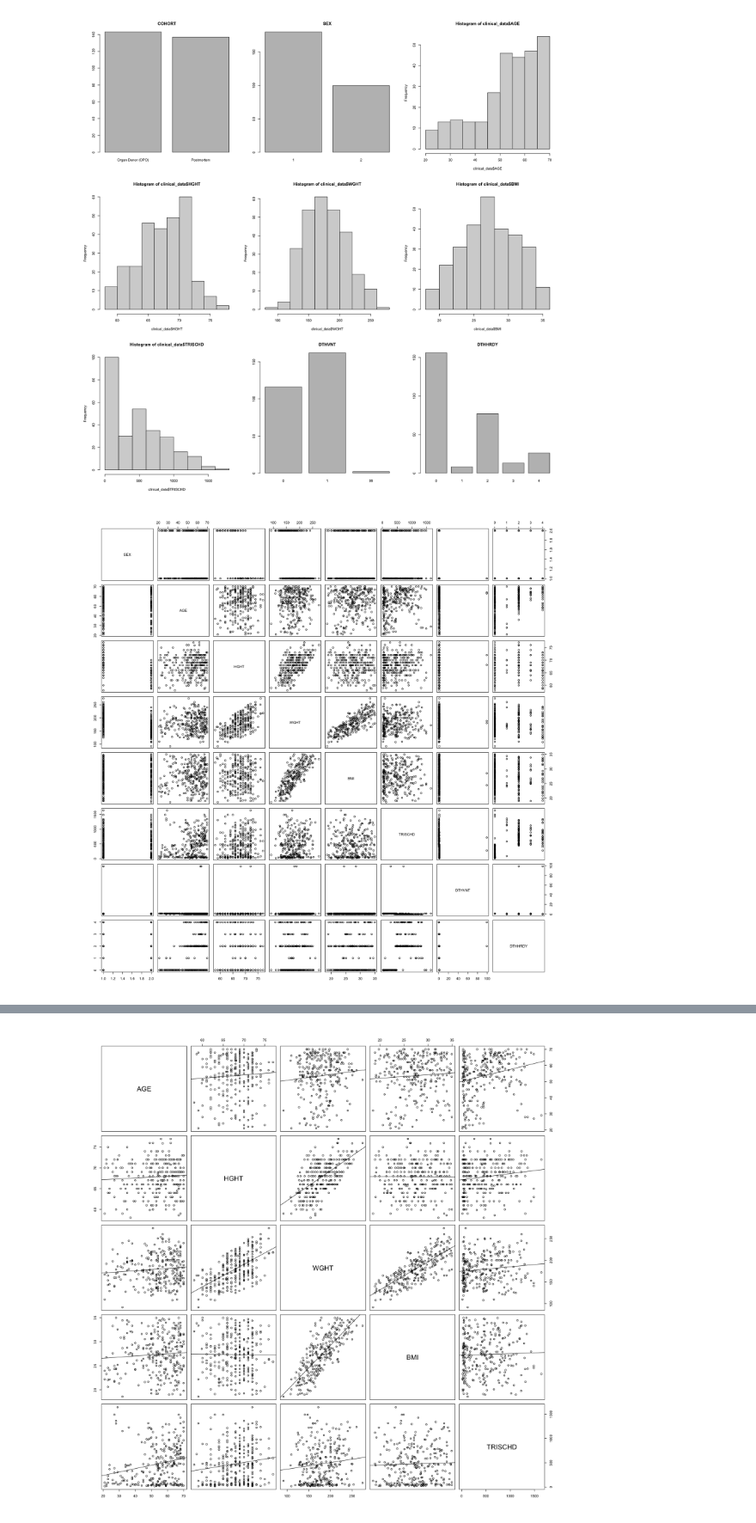
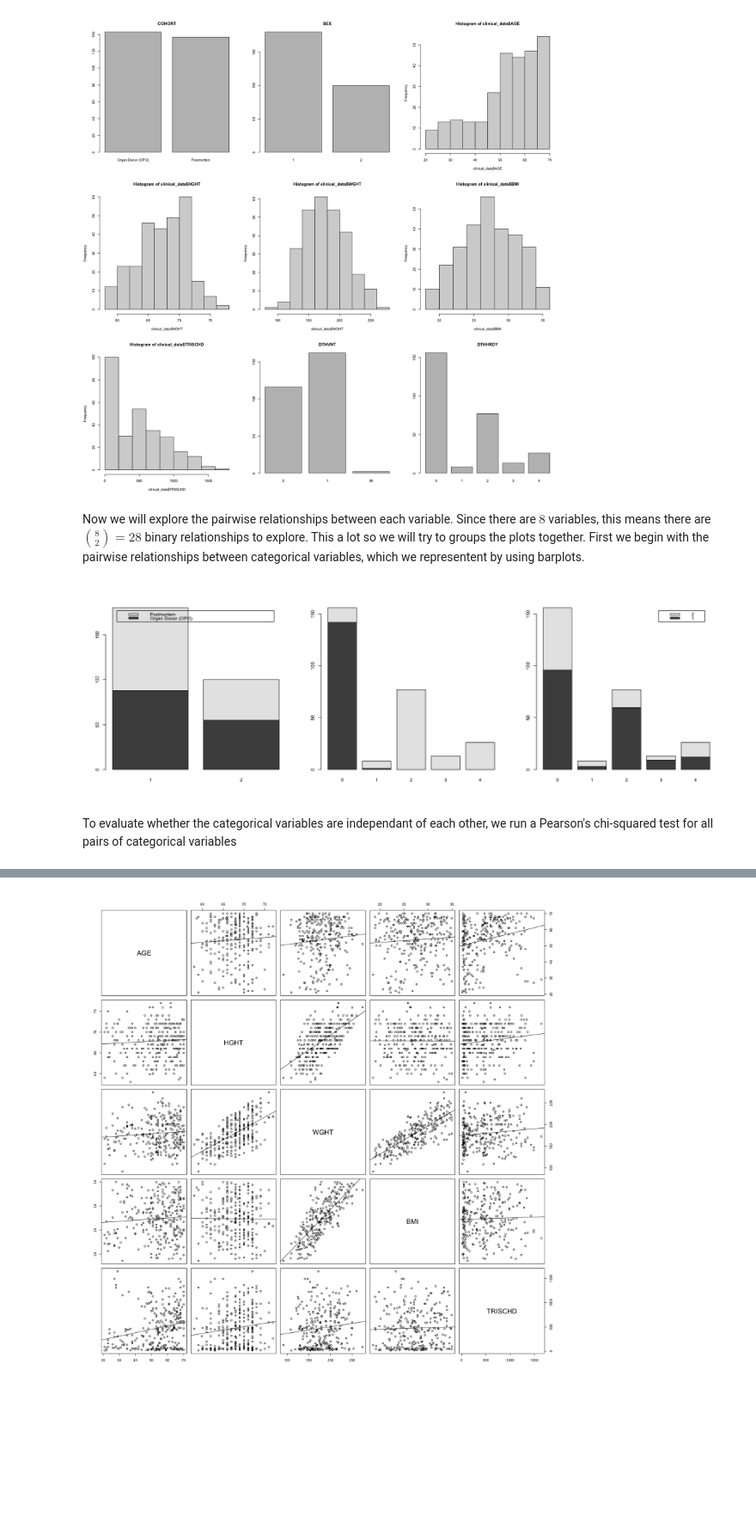
Before and after one commit to Abellanger123/GenomicProject, a Jupyter notebook: Functional Genomics Project.ipynb, the cells around one changed output, grey strips where cells are left out. Shown at 86% size. Drawn from its saved outputs; the diff is of its cells as text; code cells hidden in the pictures; blank space fills up the shorter version.

```diff
--- a/Functional Genomics Project.ipynb
+++ b/Functional Genomics Project.ipynb
@@ -69,8 +92,15 @@ barplot(table(clinical_data$DTHVNT), main="DTHVNT")
 barplot(table(clinical_data$DTHHRDY), main="DTHHRDY")
 # %% [output]
 [figure]
-# %%
-options(repr.plot.width=15, repr.plot.height=15)
-pairs(~ SEX + AGE + HGHT + WGHT + BMI + TRISCHD + DTHVNT + DTHHRDY, data=clinical_data)
-# %% [output]
-[figure, removed]
+# %% [markdown]
+Now we will explore the pairwise relationships between each variable. Since there are $8$ variables, this means there are $\binom{8}{2}=28$ binary relationships to explore. This a lot so we will try to groups the plots together. First we begin with the pairwise relationships between categorical variables, which we representent by using barplots.
+# %%
+par(mfrow = c(1, 3))
+options(repr.plot.width=15, repr.plot.height=5)
+barplot(table(clinical_data$COHORT, clinical_data$SEX),legend.text=TRUE)
+barplot(table(clinical_data$COHORT, clinical_data$DTHHRDY))
+barplot(table(clinical_data$SEX, clinical_data$DTHHRDY),legend.text=TRUE)
+# %% [output]
+[figure, added]
+# %% [markdown]
+To evaluate whether the categorical variables are independant of each other, we run a Pearson's chi-squared test for all pairs of categorical variables
```
Also changed, not shown: parts of 18 cells of this notebook.
